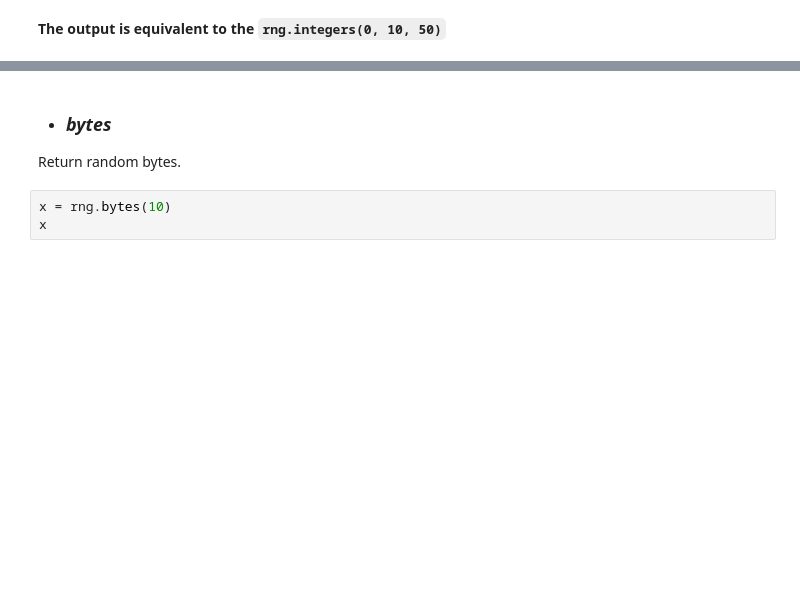
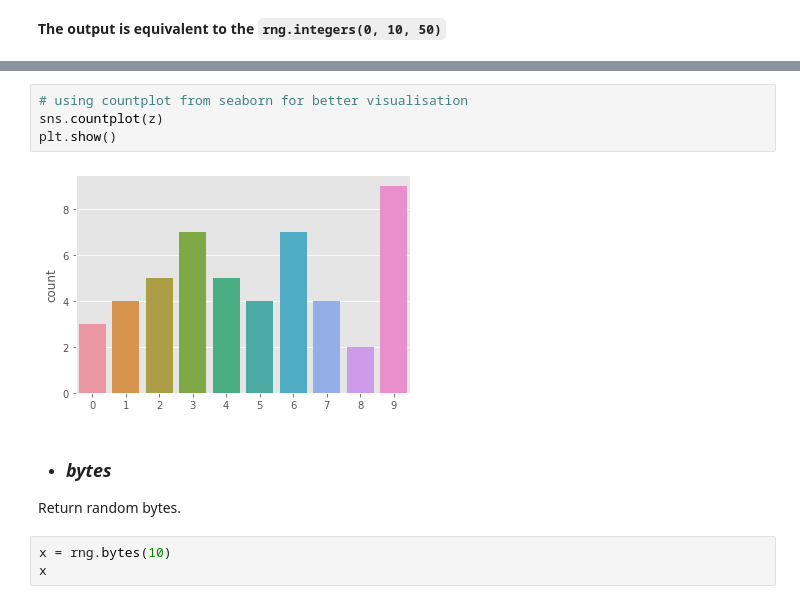
Before and after one commit to G00387867/numpy-random, a Jupyter notebook: numpy-random.ipynb, the cells around one changed output, grey strips where cells are left out. Drawn from its saved outputs; the diff is of its cells as text; blank space fills up the shorter version.

```diff
--- a/numpy-random.ipynb
+++ b/numpy-random.ipynb
@@ -104,3 +111,9 @@ plt.show()
+# %%
+# using countplot from seaborn for better visualisation
+sns.countplot(z)
+plt.show()
+# %% [output]
+[figure, added]
 # %% [markdown]
 - ### ***bytes***
 Return random bytes.
```
Also changed, not shown: parts of 16 cells of this notebook.
